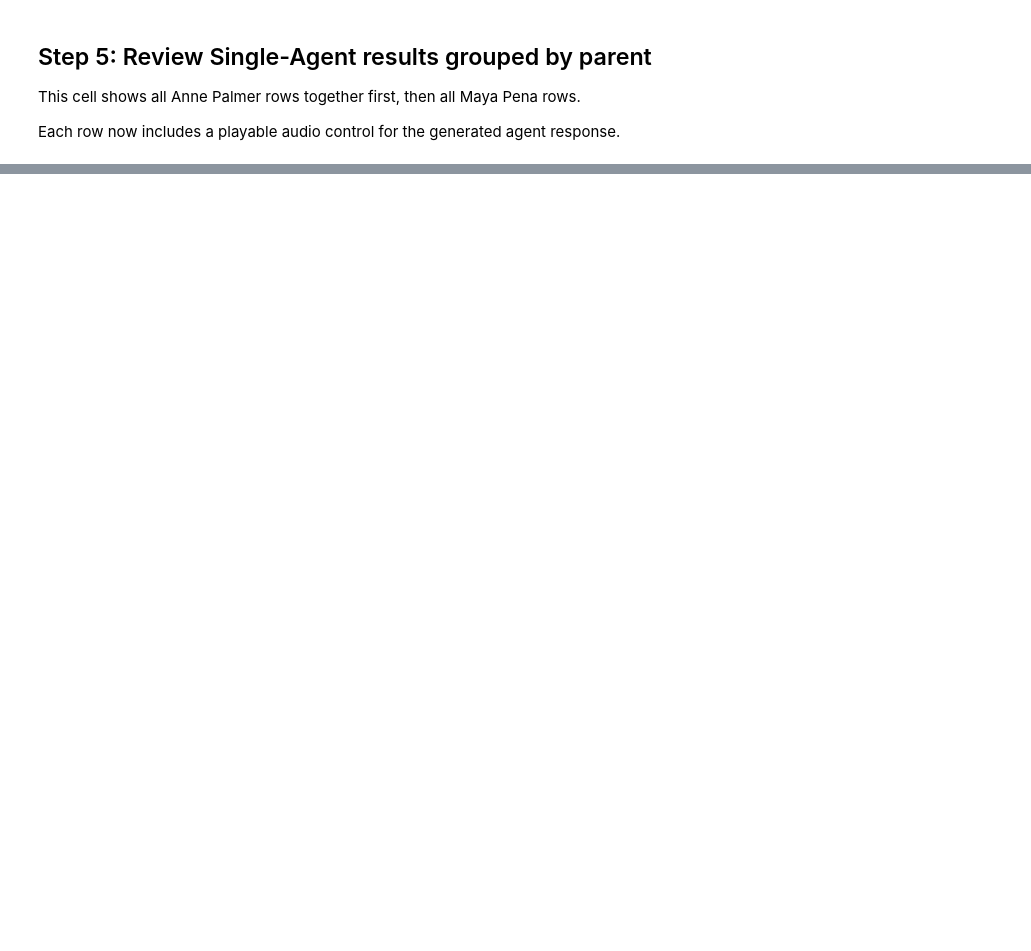
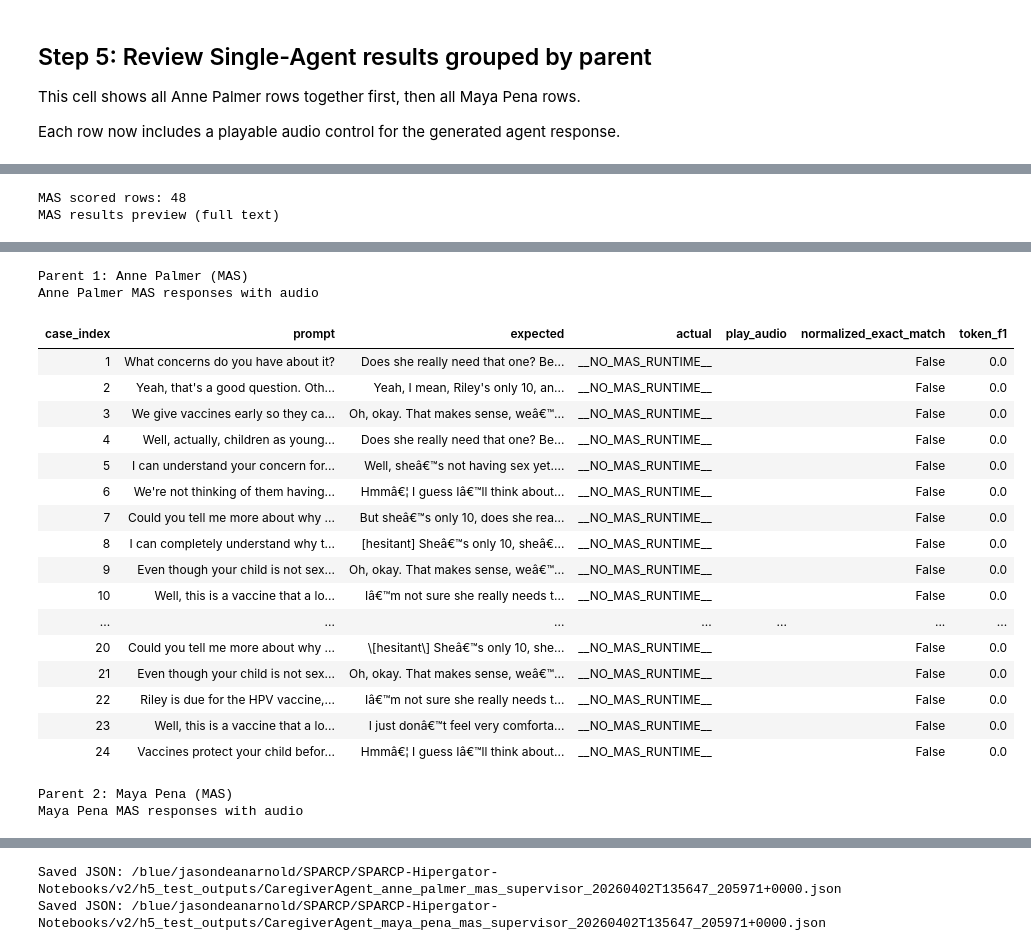
Before and after one commit to UF-College-of-Education/SPARCP-Hipergator-Notebooks, a Jupyter notebook: v2/H5_Caregiver_Test_Scenarios.ipynb, the cells around one changed output, grey strips where cells are left out. Saved outputs shown, nothing was run; the diff lists cells and outputs as text; code cells hidden in the pictures; blank space fills up the shorter version.

Commit message:
caregiver test scenario output json logs

```diff
--- a/v2/H5_Caregiver_Test_Scenarios.ipynb
+++ b/v2/H5_Caregiver_Test_Scenarios.ipynb
@@ -503,4 +1023,12 @@ async def run_single_agent_tests() -> pd.DataFrame:
 
 single_results_df = await run_single_agent_tests()
 print(f"Single-agent scored rows: {len(single_results_df):,}")
-single_results_df.head(10)
+render_full_results_table(single_results_df.head(10), "Single-agent results preview (full text)")
+
+single_json_paths = {}
+for _parent_id in single_results_df["parent_id"].dropna().unique():
+    single_json_paths[_parent_id] = export_results_json(
+        single_results_df[single_results_df["parent_id"] == _parent_id].copy(),
+        mode_label="single_agent",
+        parent_id=_parent_id,
+    )
@@ -565,6 +1148,7 @@ async def run_mas_tests() -> pd.DataFrame:
 
 mas_results_df = await run_mas_tests()
 print(f"MAS scored rows: {len(mas_results_df):,}")
+render_full_results_table(mas_results_df.head(10), "MAS results preview (full text)")
 
 print("Parent 1: Anne Palmer (MAS)")
 render_grouped_results_table(
@@ -578,41 +1162,13 @@ render_grouped_results_table(
     "Maya Pena MAS responses with audio",
 )
 
-main_results_df = pd.concat([single_results_df, mas_results_df], ignore_index=True)
-
-summary_by_parent_mode = (
-    main_results_df
-    .groupby(["parent_id", "mode"], as_index=False)
-    .agg(
-        tests=("normalized_exact_match", "count"),
-        matches=("normalized_exact_match", "sum"),
-        avg_token_f1=("token_f1", "mean"),
+mas_json_paths = {}
+for _parent_id in mas_results_df["parent_id"].dropna().unique():
+    mas_json_paths[_parent_id] = export_results_json(
+        mas_results_df[mas_results_df["parent_id"] == _parent_id].copy(),
+        mode_label="mas_supervisor",
+        parent_id=_parent_id,
     )
-)
-summary_by_parent_mode["accuracy_pct"] = (summary_by_parent_mode["matches"] / summary_by_parent_mode["tests"] * 100).round(2)
-
-summary_overall = pd.DataFrame([
-    {
-        "tests": int(main_results_df["normalized_exact_match"].count()),
-        "matches": int(main_results_df["normalized_exact_match"].sum()),
-        "avg_token_f1": round(float(main_results_df["token_f1"].mean()), 4) if len(main_results_df) else 0.0,
-    }
-])
-summary_overall["accuracy_pct"] = (summary_overall["matches"] / summary_overall["tests"] * 100).round(2)
-
-quote_coverage_df = pd.DataFrame(quote_prompts)
-quote_coverage_df["covered_in_scored_set"] = quote_coverage_df["prompt"].isin(set(main_results_df["prompt"]))
-coverage_summary = pd.DataFrame([
-    {
-        "spoken_quotes_total": int(len(quote_coverage_df)),
-        "spoken_quotes_covered": int(quote_coverage_df["covered_in_scored_set"].sum()),
-        "spoken_quotes_coverage_pct": round(float(quote_coverage_df["covered_in_scored_set"].mean() * 100), 2) if len(quote_coverage_df) else 0.0,
-    }
-])
-
-print("Main transcript accuracy by parent and mode")
-display(summary_by_parent_mode)
-print("Main transcript overall accuracy")
-display(summary_overall)
-print("Main transcript spoken-quote coverage")
-display(coverage_summary)
+# %% [output]
+MAS scored rows: 48
+MAS results preview (full text)
@@ -618,0 +1186,21 @@ display(coverage_summary)
+Parent 1: Anne Palmer (MAS)
+Anne Palmer MAS responses with audio
+| case_index | prompt | expected | actual | play_audio | normalized_exact_match | token_f1 |
+| 1 | What concerns do you have about it? | Does she really need that one? Be... | __NO_MAS_RUNTIME__ |  | False | 0.0 |
+| 2 | Yeah, that's a good question. Oth... | Yeah, I mean, Riley's only 10, an... | __NO_MAS_RUNTIME__ |  | False | 0.0 |
+| 3 | We give vaccines early so they ca... | Oh, okay. That makes sense, weâ€™... | __NO_MAS_RUNTIME__ |  | False | 0.0 |
+| 4 | Well, actually, children as young... | Does she really need that one? Be... | __NO_MAS_RUNTIME__ |  | False | 0.0 |
+| 5 | I can understand your concern for... | Well, sheâ€™s not having sex yet.... | __NO_MAS_RUNTIME__ |  | False | 0.0 |
+| 6 | We're not thinking of them having... | Hmmâ€¦ I guess Iâ€™ll think about... | __NO_MAS_RUNTIME__ |  | False | 0.0 |
+| 7 | Could you tell me more about why ... | But sheâ€™s only 10, does she rea... | __NO_MAS_RUNTIME__ |  | False | 0.0 |
+| 8 | I can completely understand why t... | [hesitant] Sheâ€™s only 10, sheâ€... | __NO_MAS_RUNTIME__ |  | False | 0.0 |
+| 9 | Even though your child is not sex... | Oh, okay. That makes sense, weâ€™... | __NO_MAS_RUNTIME__ |  | False | 0.0 |
+| 10 | Well, this is a vaccine that a lo... | Iâ€™m not sure she really needs t... | __NO_MAS_RUNTIME__ |  | False | 0.0 |
+| ... | ... | ... | ... | ... | ... | ... |
+| 20 | Could you tell me more about why ... | \[hesitant\] Sheâ€™s only 10, she... | __NO_MAS_RUNTIME__ |  | False | 0.0 |
+| 21 | Even though your child is not sex... | Oh, okay. That makes sense, weâ€™... | __NO_MAS_RUNTIME__ |  | False | 0.0 |
+| 22 | Riley is due for the HPV vaccine,... | Iâ€™m not sure she really needs t... | __NO_MAS_RUNTIME__ |  | False | 0.0 |
+| 23 | Well, this is a vaccine that a lo... | I just donâ€™t feel very comforta... | __NO_MAS_RUNTIME__ |  | False | 0.0 |
+| 24 | Vaccines protect your child befor... | Hmmâ€¦ I guess Iâ€™ll think about... | __NO_MAS_RUNTIME__ |  | False | 0.0 |
+Parent 2: Maya Pena (MAS)
+Maya Pena MAS responses with audio
@@ -619,3 +1224,5 @@ display(coverage_summary)
+Saved JSON: /blue/jasondeanarnold/SPARCP/SPARCP-Hipergator-Notebooks/v2/h5_test_outputs/CaregiverAgent_anne_palmer_mas_supervisor_20260402T135647_205971+0000.json
+Saved JSON: /blue/jasondeanarnold/SPARCP/SPARCP-Hipergator-Notebooks/v2/h5_test_outputs/CaregiverAgent_maya_pena_mas_supervisor_20260402T135647_205971+0000.json
 # %% [markdown]
 ## Step 7: Run separate off-topic bad-case tests (not counted in transcript accuracy)
 
```
Also changed, not shown: parts of 13 cells of this notebook, 6 other files.
